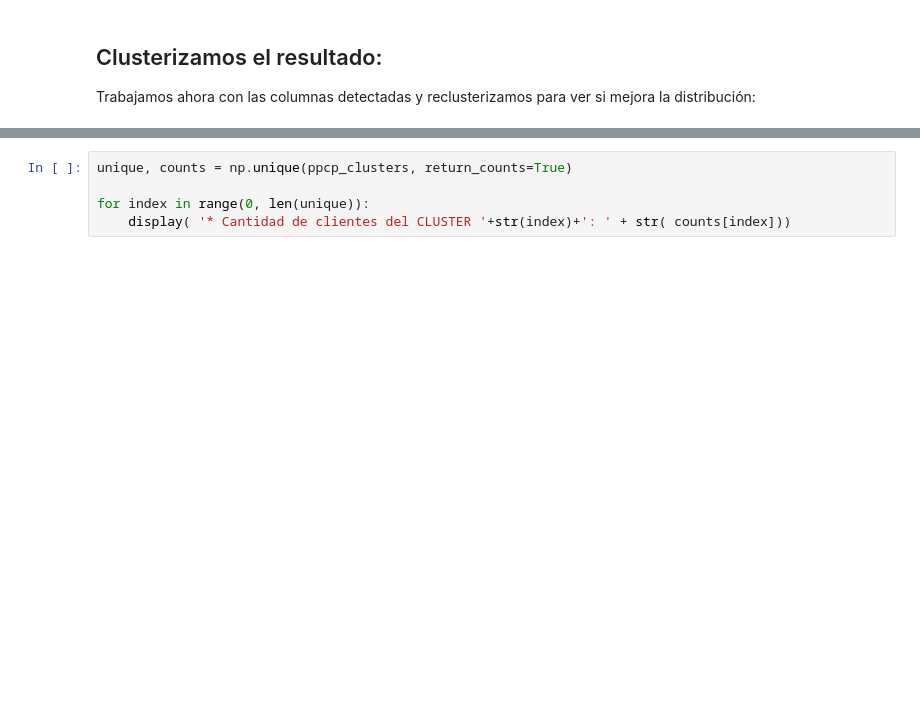
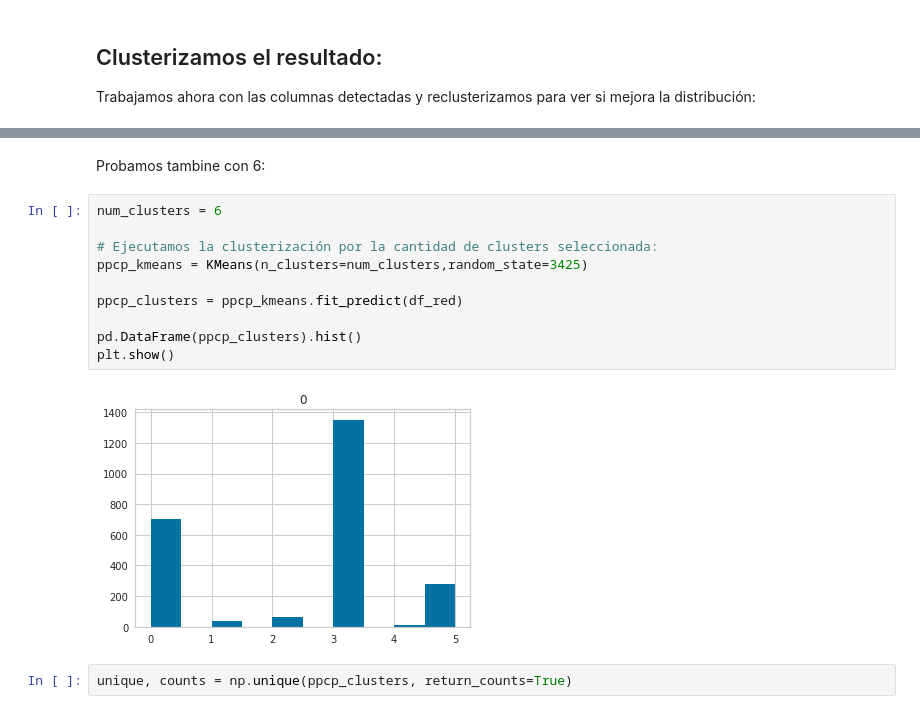
Before and after one commit to david-gonzalez/diplodatos, a Jupyter notebook: Aprendizaje_NO_supervisado/Entregables/Laboratorio-1/Aprendizaje No Supervisado - Laboratorio 1 - Clustering - Punto 2.ipynb, the cells around one changed output, grey strips where cells are left out. Drawn from its saved outputs; the diff is of its cells as text; blank space fills up the shorter version.

```diff
--- a/Aprendizaje_NO_supervisado/Entregables/Laboratorio-1/Aprendizaje No Supervisado - Laboratorio 1 - Clustering - Punto 2.ipynb
+++ b/Aprendizaje_NO_supervisado/Entregables/Laboratorio-1/Aprendizaje No Supervisado - Laboratorio 1 - Clustering - Punto 2.ipynb
@@ -196,5 +252,16 @@ plt.show()
-# %%
-unique, counts = np.unique(ppcp_clusters, return_counts=True)
-
-for index in range(0, len(unique)):
-    display( '* Cantidad de clientes del CLUSTER '+str(index)+': ' + str( counts[index]))
+# %% [markdown]
+Probamos tambine con 6:
+# %%
+num_clusters = 6
+
+# Ejecutamos la clusterización por la cantidad de clusters seleccionada:
+ppcp_kmeans = KMeans(n_clusters=num_clusters,random_state=3425)
+
+ppcp_clusters = ppcp_kmeans.fit_predict(df_red)
+
+pd.DataFrame(ppcp_clusters).hist()
+plt.show()
+# %% [output]
+[figure, added]
+# %%
+unique, counts = np.unique(ppcp_clusters, return_counts=True)
```
Also changed, not shown: parts of 26 cells of this notebook, 2 other files.
